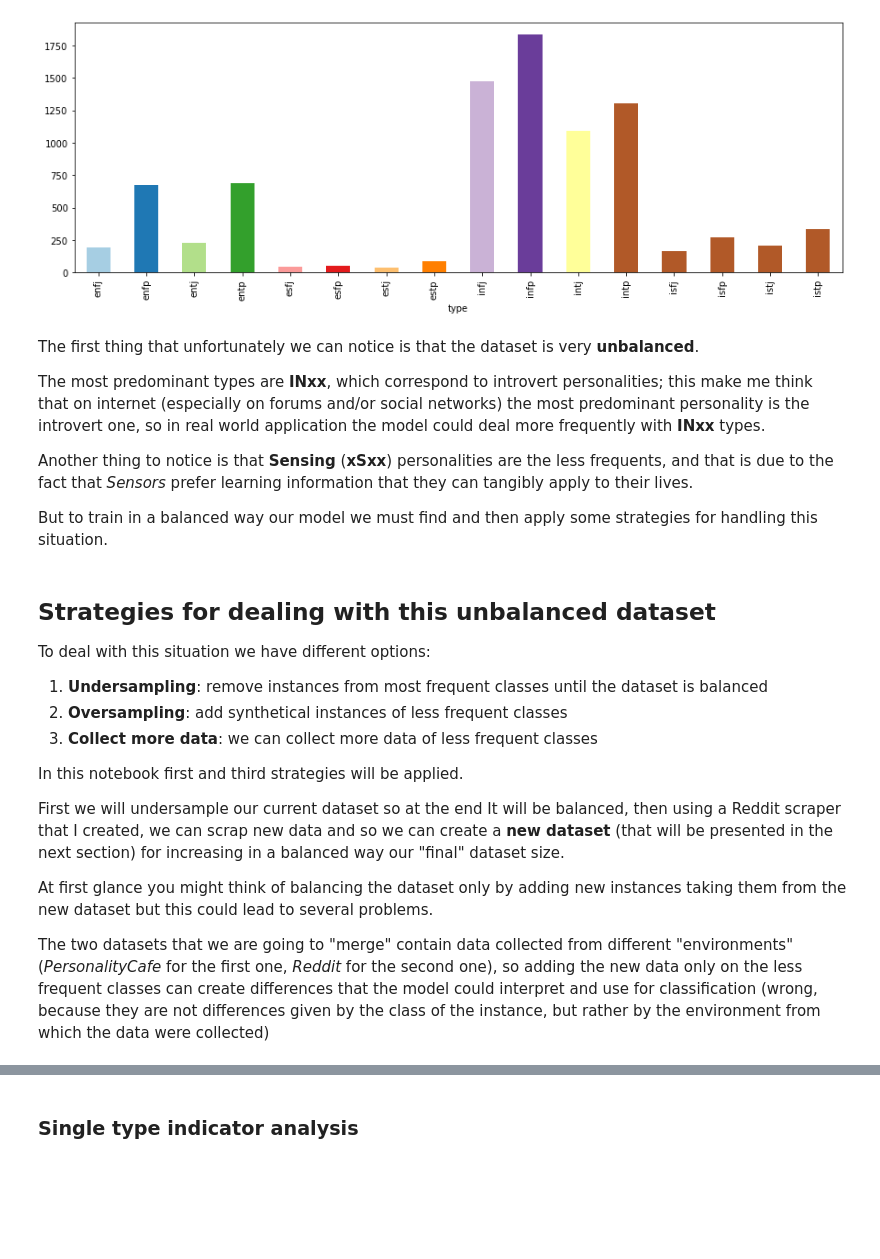
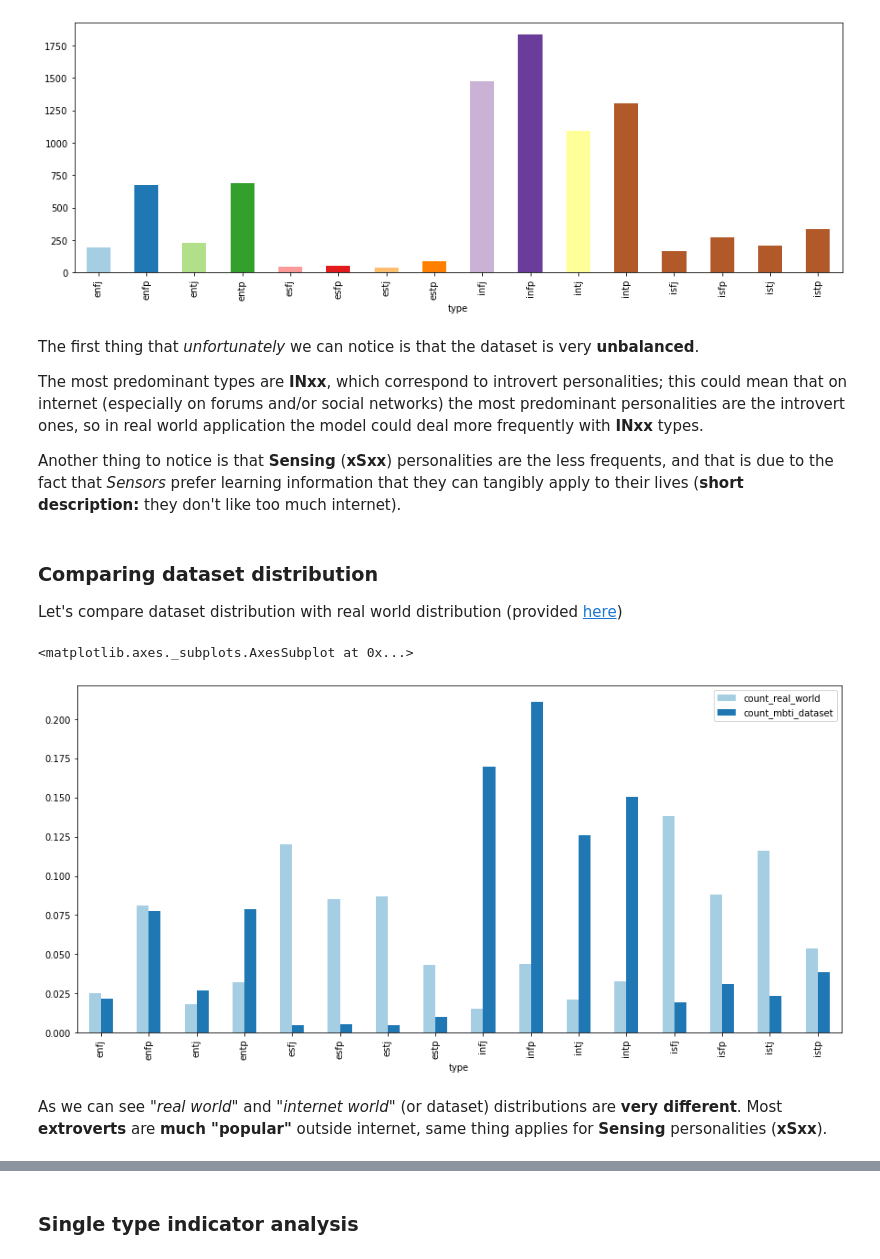
Before and after one commit to edu-rinaldi/MBTI-Predictor, a Jupyter notebook: MBTI.ipynb, the cells around one changed output, grey strips where cells are left out. Drawn from its saved outputs; the diff is of its cells as text; code cells hidden in the pictures; blank space fills up the shorter version.

```diff
--- a/MBTI.ipynb
+++ b/MBTI.ipynb
@@ -156,5 +235,5 @@ The dataset is composed by 2 columns and 8675 entries/records
 # %%
 #mbti_splitted_df = mbti_df.select(explode(split("posts", "\|\|\|")).alias("post"), lower("type").alias("type"))
-mbti_splitted_df = mbti_df.select(regexp_replace(col('posts'), "\|\|\|", " ").alias("post"), lower("type").alias("type")).withColumn('num_post', lit(50))
+mbti_splitted_df = mbti_df.withColumnRenamed('posts', 'post').withColumn('type', lower("type"))
 mbti_splitted_df.show()
 # %% [output]
@@ -193,25 +272,31 @@ counted_mbti_types_pdf.plot.bar(x='type', y='count', figsize=(15,5), legend=Fals
 <matplotlib.axes._subplots.AxesSubplot at 0x...>
 [figure]
 # %% [markdown]
-The first thing that unfortunately we can notice is that the dataset is very **unbalanced**.
+The first thing that *unfortunately* we can notice is that the dataset is very **unbalanced**.
 
-The most predominant types are **INxx**, which correspond to introvert personalities; this make me think that on internet (especially on forums and/or social networks) the most predominant personality is the introvert one, so in real world application the model could deal more frequently with **INxx** types.
+The most predominant types are **INxx**, which correspond to introvert personalities; this could mean that on internet (especially on forums and/or social networks) the most predominant personalities are the introvert ones, so in real world application the model could deal more frequently with **INxx** types.
 
-Another thing to notice is that **Sensing** (**xSxx**) personalities are the less frequents, and that is due to the fact that *Sensors* prefer learning information that they can tangibly apply to their lives.
-
-But to train in a balanced way our model we must find and then apply some strategies for handling this situation.
+Another thing to notice is that **Sensing** (**xSxx**) personalities are the less frequents, and that is due to the fact that *Sensors* prefer learning information that they can tangibly apply to their lives (**short description:** they don't like too much internet).
-# %% [markdown]
-## Strategies for dealing with this unbalanced dataset
-To deal with this situation we have different options:
-1. **Undersampling**: remove instances from most frequent classes until the dataset is balanced
-2. **Oversampling**: add synthetical instances of less frequent classes
-3. **Collect more data**: we can collect more data of less frequent classes
-
-In this notebook first and third strategies will be applied.
-
-First we will undersample our current dataset so at the end It will be balanced, then using a Reddit scraper that I created, we can scrap new data and so we can create a **new dataset** (that will be presented in the next section) for increasing in a balanced way our "final" dataset size.
-
-At first glance you might think of balancing the dataset only by adding new instances taking them from the new dataset but this could lead to several problems.
-
-The two datasets that we are going to "merge" contain data collected from different "environments" (*PersonalityCafe* for the first one, *Reddit* for the second one), so adding the new data only on the less frequent classes can create differences that the model could interpret and use for classification (wrong, because they are not differences given by the class of the instance, but rather by the environment from which the data were collected)
+# %% [markdown]
+### Comparing dataset distribution
+Let's compare dataset distribution with real world distribution (provided [here](https://personalitymax.com/personality-types/population-gender/))
+# %%
+counted_mbti_types_pdf['count_normalized'] = counted_mbti_types_pdf['count']/counted_mbti_types_pdf['count'].sum()
+
+real_world_pdf = pd.DataFrame({
+    'type' : ['enfj', 'enfp', 'entj', 'entp', 'esfj', 'esfp', 'estj', 'estp', 'infj', 'infp', 'intj', 'intp', 'isfj', 'isfp', 'istj', 'istp'],
+    'count': [0.025, 0.081, 0.018, 0.032, 0.12, 0.085, 0.087, 0.043, 0.015, 0.044, 0.021, 0.033, 0.138, 0.088, 0.116, 0.054]
+})
+real_world_pdf.head()
+
+pd.DataFrame({
+    'type': real_world_pdf['type'],
+    'count_real_world': real_world_pdf['count'],
+    'count_mbti_dataset': counted_mbti_types_pdf['count_normalized']
+}).plot.bar(x='type', figsize=(15, 7), color=plt.cm.Paired(np.arange(len(counted_mbti_types_pdf))))
+# %% [output]
+<matplotlib.axes._subplots.AxesSubplot at 0x...>
+[figure, added]
+# %% [markdown]
+As we can see *"real world"* and *"internet world"* (or dataset) distributions are **very different**. Most **extroverts** are **much "popular"** outside internet, same thing applies for **Sensing** personalities (**xSxx**).
 # %% [markdown]
```
Also changed, not shown: parts of 88 cells of this notebook.
